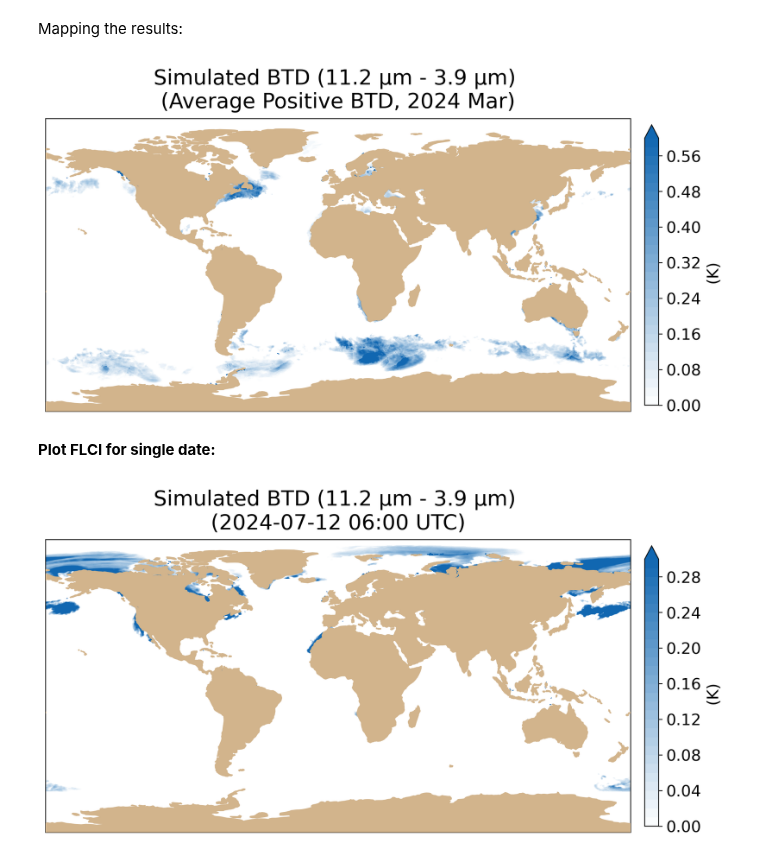
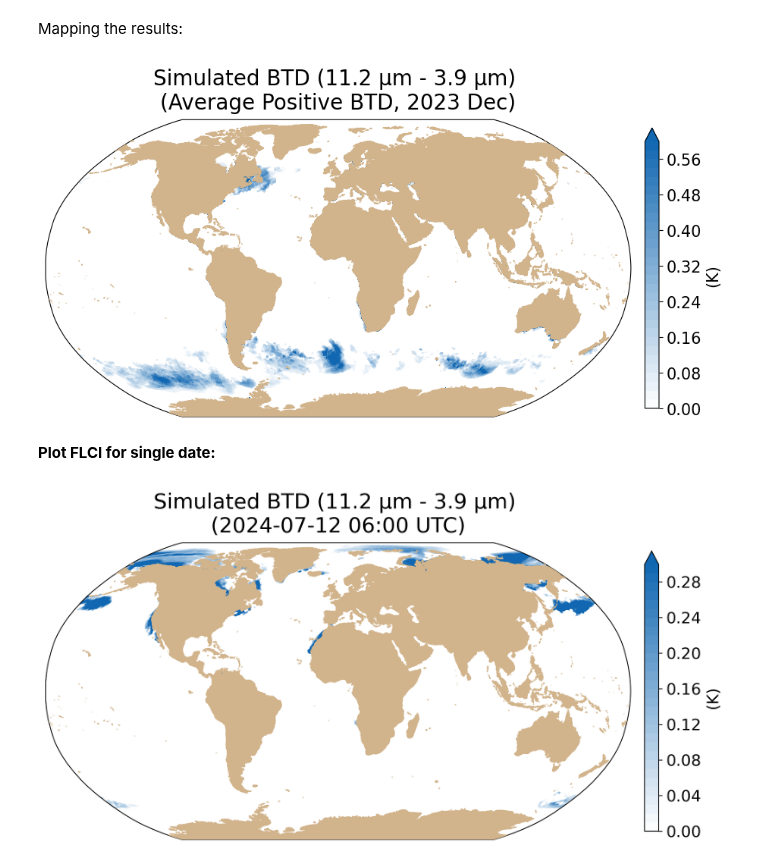
Before and after one commit to jesseturner/FLC_Workspace_3, a Jupyter notebook: FLCI_composite.ipynb, the cells around one changed output. Drawn from its saved outputs; the diff is of its cells as text; code cells hidden in the pictures.

Commit message:
Fixed land-mask issue and improved projections

```diff
--- a/FLCI_composite.ipynb
+++ b/FLCI_composite.ipynb
@@ -8,10 +8,10 @@ import cartopy.feature as feature
 import numpy as np
 # %%
 data_arrays = []
-month_str = "2024 Mar"
+month_str = "2023 Dec"
 
 for day in range(1, 32):  # Days 1 to 31
-    date_str = f"202403{day:02d}"  # Format the day with leading zero if needed
+    date_str = f"202312{day:02d}"  # Format the day with leading zero if needed
     # Open the DataArray for the current day
     file_path = f"composite/global/global_{date_str}.nc"
     data_array = xr.open_dataarray(file_path)
@@ -58,7 +58,7 @@ if tool == "std_dev":
 if tool == "cv":
     BTD = cv
 
-projection=ccrs.PlateCarree(central_longitude=0)
+projection=ccrs.Robinson(central_longitude=0)
 fig,ax=plt.subplots(1, figsize=(12,12),subplot_kw={'projection': projection})
 
 #---Custom colorbar
@@ -77,41 +77,39 @@ min_BTD = BTD.where(BTD > -20).min().item()
 if tool == "mean":
     levels = np.linspace(0, 0.6, 31)
 if tool == "IQR":
     levels = np.linspace(0, 0.9, 31)
 if tool == "std_dev":
     levels = np.linspace(0, 0.9, 31)
 if tool == "cv":
     levels = np.linspace(0, 100, 31)
 
 #---Plotting
-c=ax.contourf(mean_FLCI.longitude, mean_FLCI.latitude, BTD, cmap=cmap, extend='max', levels=levels)
+c=ax.contourf(mean_FLCI.longitude, mean_FLCI.latitude, BTD, cmap=cmap, extend='max', levels=levels, transform=ccrs.PlateCarree())
 
 clb = plt.colorbar(c, shrink=0.4, pad=0.02, ax=ax)
 clb.ax.tick_params(labelsize=15)
 clb.set_label('(K)', fontsize=15)
 
 if tool == "cv":
     clb.set_label('(%)', fontsize=15)
 
 if tool == "mean":
     ax.set_title("Simulated BTD (11.2 μm - 3.9 μm) \n(Average Positive BTD, "+month_str+")", fontsize=20, pad=10)
 if tool == "IQR":
     ax.set_title("Simulated BTD (11.2 μm - 3.9 μm) \n(Positive IQR BTD, "+month_str+")", fontsize=20, pad=10)
 if tool == "std_dev":
     ax.set_title("Simulated BTD (11.2 μm - 3.9 μm) \n(Positive standard deviation BTD, "+month_str+")", fontsize=20, pad=10)
 if tool == "cv":
     ax.set_title("Simulated BTD (11.2 μm - 3.9 μm) \n(Positive Coefficient of Variation, "+month_str+")", fontsize=20, pad=10)
 
 #--- Land in tan
-ax.add_feature(feature.LAND, zorder=100, edgecolor='tan', facecolor='tan')
+land_mask = feature.NaturalEarthFeature('physical', 'land', '50m', edgecolor='face', facecolor=feature.COLORS['land'])
+ax.add_feature(land_mask, zorder=100, edgecolor='tan', facecolor='tan')
 
-#---- Land in black
-#ax.add_feature(feature.LAND, zorder=100, edgecolor='#000', facecolor='#000')
-
-#--- Removed temporarily to speed up
-fig.set_dpi(200)
+#--- Display figure
+fig.savefig("composite/monthly/flc_sim_"+month_str.replace(" ", "_")+"_"+tool, dpi=200, bbox_inches='tight')
 # %% [output]
-[figure, old version]
+[figure, new version]
 # %% [markdown]
 **Plot FLCI for single date:**
 # %%
@@ -121,7 +119,7 @@ data_array = xr.open_dataarray(file_path)
 
 BTD = data_array.where(data_array > 0)
 
-projection=ccrs.PlateCarree(central_longitude=0)
+projection=ccrs.Robinson(central_longitude=0)
 fig,ax=plt.subplots(1, figsize=(12,12),subplot_kw={'projection': projection})
 
 #---Custom colorbar
@@ -140,7 +138,7 @@ min_BTD = BTD.where(BTD > -20).min().item()
 levels = np.linspace(0, 0.3, 31)
 
 #---Plotting
-c=ax.contourf(mean_FLCI.longitude, mean_FLCI.latitude, BTD, cmap=cmap, extend='max', levels=levels)
+c=ax.contourf(mean_FLCI.longitude, mean_FLCI.latitude, BTD, cmap=cmap, extend='max', levels=levels, transform=ccrs.PlateCarree())
 
 clb = plt.colorbar(c, shrink=0.4, pad=0.02, ax=ax)
 clb.ax.tick_params(labelsize=15)
@@ -149,12 +147,10 @@ clb.set_label('(K)', fontsize=15)
 ax.set_title("Simulated BTD (11.2 μm - 3.9 μm) \n(2024-07-12 06:00 UTC)", fontsize=20, pad=10)
 
 #--- Land in tan
-ax.add_feature(feature.LAND, zorder=100, edgecolor='tan', facecolor='tan')
+land_mask = feature.NaturalEarthFeature('physical', 'land', '50m', edgecolor='face', facecolor=feature.COLORS['land'])
+ax.add_feature(land_mask, zorder=100, edgecolor='tan', facecolor='tan')
 
-#---- Land in black
-#ax.add_feature(feature.LAND, zorder=100, edgecolor='#000', facecolor='#000')
-
-#--- Removed temporarily to speed up
+#--- Display figure
 fig.set_dpi(200)
 # %% [output]
-[figure, old version]
+[figure, new version]
```
Also changed, not shown: 1 other file.
